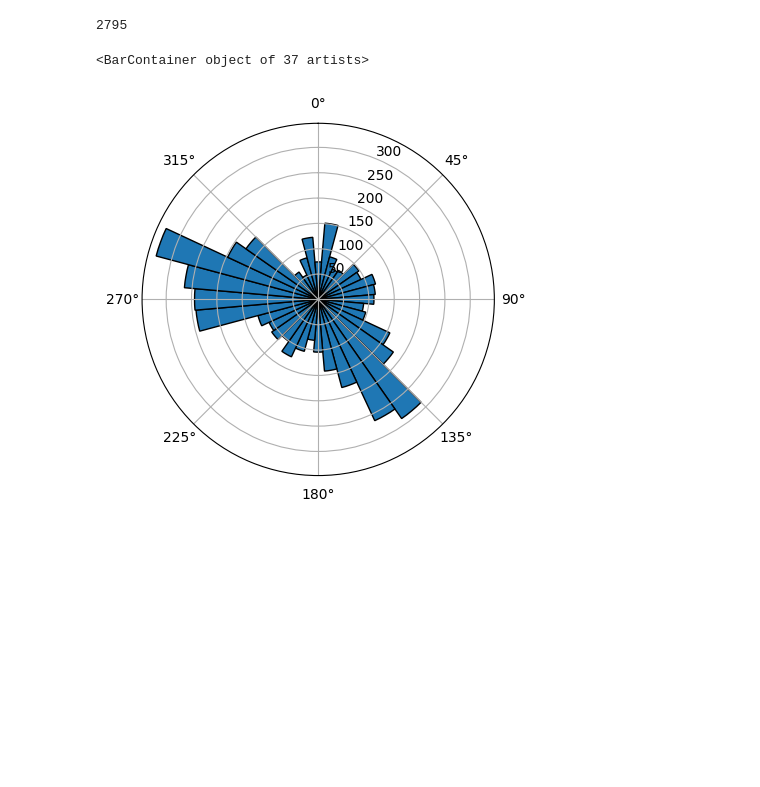
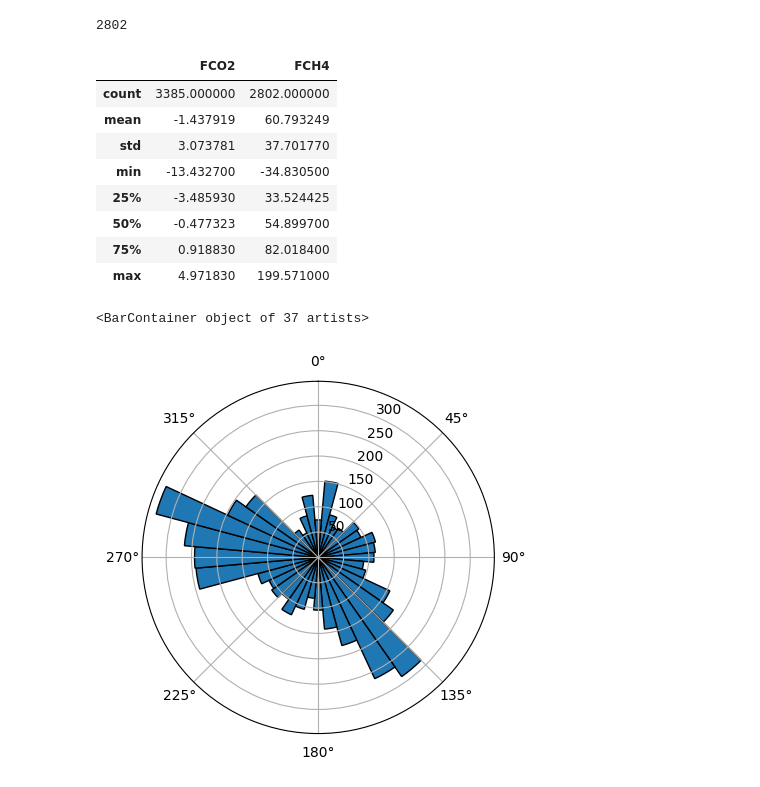
Before and after one commit to CANFLUX/pyFluxPipeline, a Jupyter notebook: test.ipynb, the cells around one changed output. Cells and saved outputs as stored; diff of their text form; code cells hidden in the pictures; blank space fills up the shorter version.

```diff
--- a/test.ipynb
+++ b/test.ipynb
@@ -4,34 +4,97 @@ import numpy as np
 import os
 from sklearn.compose import ColumnTransformer
 from sklearn.preprocessing import OneHotEncoder, QuantileTransformer, StandardScaler
 from time import time
 from sklearn.ensemble import RandomForestRegressor
 from sklearn.inspection import permutation_importance
 import os
 from sklearn.neural_network import MLPRegressor
 from sklearn.pipeline import make_pipeline
 import matplotlib.pyplot as plt
 
 def test_train(df,test_size=0.2,seed=42):
     np.random.seed(seed)
     test_size = int(df.shape[0]*test_size)
     test_set = np.random.randint(0, df.shape[0],test_size)
     test_set = df.iloc[test_set,:].copy()
     train_set = df.loc[~df.index.isin(test_set.index),:].copy()
     return (train_set,test_set)
 
 rdf = pd.read_csv(r'C:\Users\jskeeter\gsc-permafrost\pyFluxPipeline\testing\SCL_data.csv',parse_dates=[0],index_col=0)
 rdf['FCH4'] *= 1e3
 print(rdf['FCH4'].count())
 rdf['DOY'] = rdf.index.dayofyear
 rdf['Month'] = rdf.index.month
 mean_ch4,std_ch4 = rdf['FCH4'].mean(),rdf['FCH4'].std()
 mean_co2,std_co2 = rdf['FCO2'].mean(),rdf['FCO2'].std()
 rdf['FCH4_z'] = (rdf['FCH4'] - mean_ch4)/std_ch4
 rdf['FCO2_z'] = (rdf['FCO2'] - mean_co2)/std_co2
 figOut = 'C:\\Users\\jskeeter\\OneDrive - NRCan RNCan\\Documents\\Presentations\\CGU_2026\\images'
+rdf[['FCO2','FCH4']].describe()
+
+def MPL_reg(df,X,y,n=5,nl=25,est=None):
+    Scores = []
+    ds = df[ X + [y]].dropna().copy()
+    # exit()
+    df[f"{y}_pred"] = np.nan
+    df.loc[df[X].notnull().all(axis=1), f"{y}_pred"] = 0
+    if est is not None:
+        est[f"{y}_pred"] = 0
+    # print(X)
+    # print(df.shape,df.loc[df[X].notnull().all(axis=1), X].shape)
+    for seed in range(n):
+        mlp_preprocessor = ColumnTransformer(
+            transformers=[
+                ("num", StandardScaler(), X),
+            ]
+        )
+        train,test = test_train(ds,seed=seed,test_size=0.1)
+        mlp_model = make_pipeline(
+            mlp_preprocessor,
+            MLPRegressor(
+                hidden_layer_sizes=(nl),
+                # learning_rate_init='adaptive',
+                early_stopping=True,
+                solver='lbfgs',
+                activation='relu',
+                verbose=True,
+                n_iter_no_change=2,
+                random_state=seed,
+                max_iter=2000
+            ),
+        )
+
+        mlp_model.fit(train[X],train[y])
+        mx = mlp_model.named_steps['mlpregressor']
+        print(mx.coefs_,mx.intercepts_)
+        if y.startswith('FCH4'):
+            df.loc[df[X].notnull().all(axis=1), f'{y}_pred'] += mlp_model.predict(df.loc[df[X].notnull().all(axis=1), X])*std_ch4+mean_ch4
+            if est is not None:
+                est[f'{y}_pred_{seed}'] = mlp_model.predict(est[X])*std_ch4+mean_ch4
+        else:
+            df.loc[df[X].notnull().all(axis=1), f'{y}_pred'] += mlp_model.predict(df.loc[df[X].notnull().all(axis=1), X])*std_co2+mean_co2
+
+            if est is not None:
+                est[f'{y}_pred_{seed}'] = mlp_model.predict(est[X])*std_co2+mean_co2
+        # print(f"done in {time() - tic:.3f}s")
+        score = mlp_model.score(test[X],test[y])
+        Scores.append(score)
+    df[f"{y}_pred"] /= n
+    if est is not None:
+        est[f"{y}_pred"] /= n
+    print(f"Test R2 score: {np.median(np.array(Scores)):.2f}")
+    return(df,n,est)
 # %% [output]
-2795
+2802
+|  | FCO2 | FCH4 |
+| count | 3385.000000 | 2802.000000 |
+| mean | -1.437919 | 60.793249 |
+| std | 3.073781 | 37.701770 |
+| min | -13.432700 | -34.830500 |
+| 25% | -3.485930 | 33.524425 |
+| 50% | -0.477323 | 54.899700 |
+| 75% | 0.918830 | 82.018400 |
+| max | 4.971830 | 199.571000 |
 # %%
 offset = -24.5
 rdf['WD_1_1_1_c'] = rdf['WD_1_1_1'] + offset
```
Also changed, not shown: parts of 10 cells of this notebook, 1 other file.
